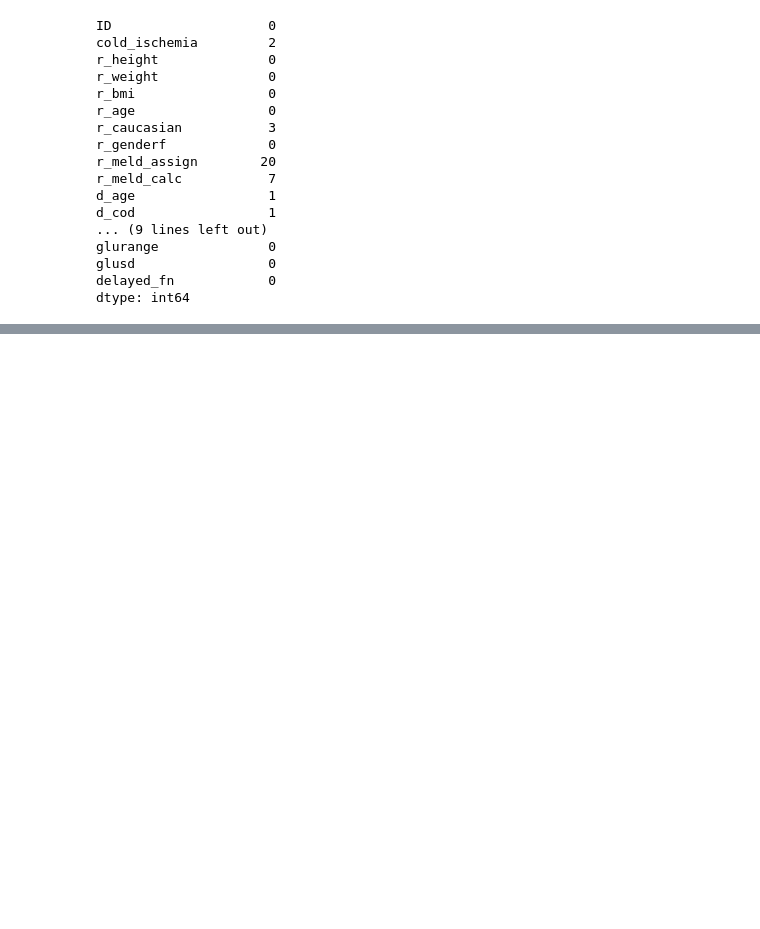
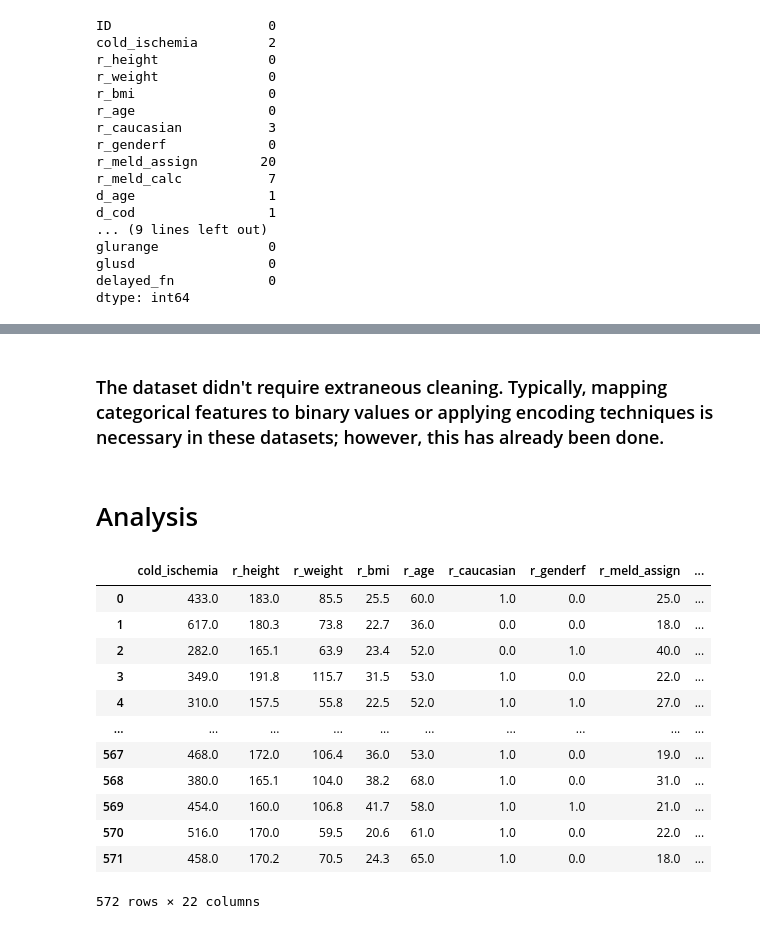
Before and after one commit to hdrengf/QHS_Prelim, a Jupyter notebook: DHG_EDA.ipynb, the cells around one changed output, grey strips where cells are left out. Saved outputs shown, nothing was run; the diff lists cells and outputs as text; code cells hidden in the pictures; blank space fills up the shorter version.

Commit message:
updated_imputation

```diff
--- a/DHG_EDA.ipynb
+++ b/DHG_EDA.ipynb
@@ -91,0 +73,8 @@ DHG_Dropped
+# %%
+DHG_Dropped=DHG_Droppedr_caucasian
+# %%
+#Imputation is needed due to the limited size of the dataset at hand
+#Since larger missing value features were dropped, KNN seemed like the best approach to find missing values, adjustment to 3 neighbor weighting was based on limited dataset size
+imputer = KNNImputer(n_neighbors=3,weights="uniform")
+DHG_imputed= imputer.fit_transform(DHG_Dropped)
+DHG_imputed= pd.DataFrame(DHG_imputed, columns= DHG_Dropped.columns)
@@ -91,0 +101,20 @@ DHG_Dropped
+# %% [markdown]
+### The dataset didn't require extraneous cleaning. Typically, mapping categorical features to binary values or applying encoding techniques is necessary in these datasets; however, this has already been done.
+# %% [markdown]
+# Analysis
+# %%
+DHG_imputed
+# %% [output]
+|  | cold_ischemia | r_height | r_weight | r_bmi | r_age | r_caucasian | r_genderf | r_meld_assign | ... |
+| 0 | 433.0 | 183.0 | 85.5 | 25.5 | 60.0 | 1.0 | 0.0 | 25.0 | ... |
+| 1 | 617.0 | 180.3 | 73.8 | 22.7 | 36.0 | 0.0 | 0.0 | 18.0 | ... |
+| 2 | 282.0 | 165.1 | 63.9 | 23.4 | 52.0 | 0.0 | 1.0 | 40.0 | ... |
+| 3 | 349.0 | 191.8 | 115.7 | 31.5 | 53.0 | 1.0 | 0.0 | 22.0 | ... |
+| 4 | 310.0 | 157.5 | 55.8 | 22.5 | 52.0 | 1.0 | 1.0 | 27.0 | ... |
+| ... | ... | ... | ... | ... | ... | ... | ... | ... | ... |
+| 567 | 468.0 | 172.0 | 106.4 | 36.0 | 53.0 | 1.0 | 0.0 | 19.0 | ... |
+| 568 | 380.0 | 165.1 | 104.0 | 38.2 | 68.0 | 1.0 | 0.0 | 31.0 | ... |
+| 569 | 454.0 | 160.0 | 106.8 | 41.7 | 58.0 | 1.0 | 1.0 | 21.0 | ... |
+| 570 | 516.0 | 170.0 | 59.5 | 20.6 | 61.0 | 1.0 | 0.0 | 22.0 | ... |
+| 571 | 458.0 | 170.2 | 70.5 | 24.3 | 65.0 | 1.0 | 0.0 | 18.0 | ... |
+572 rows × 22 columns
```
Also changed, not shown: parts of 8 cells of this notebook.
